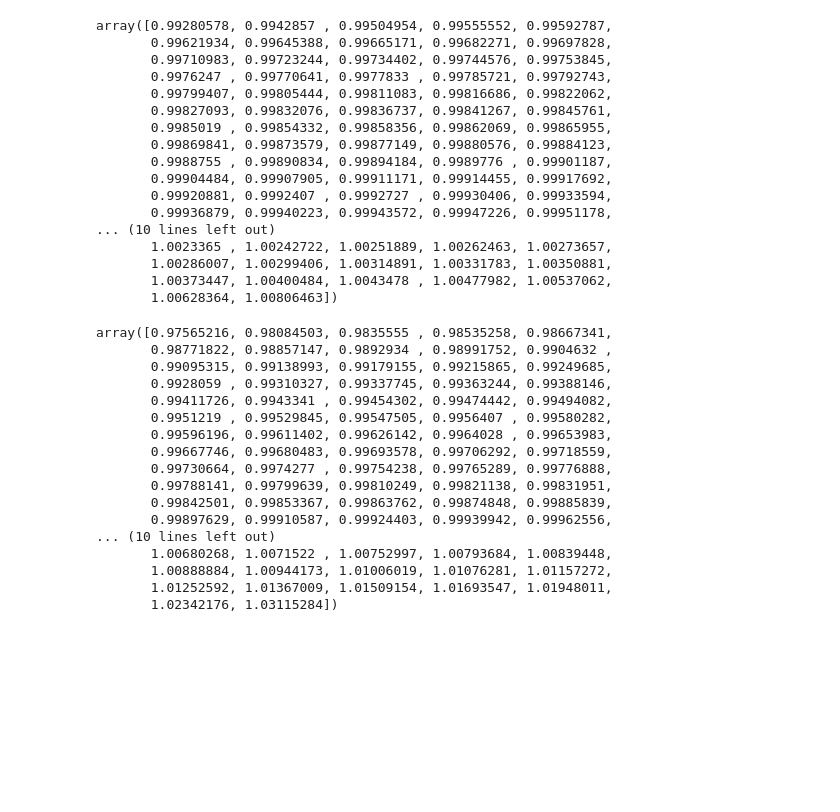
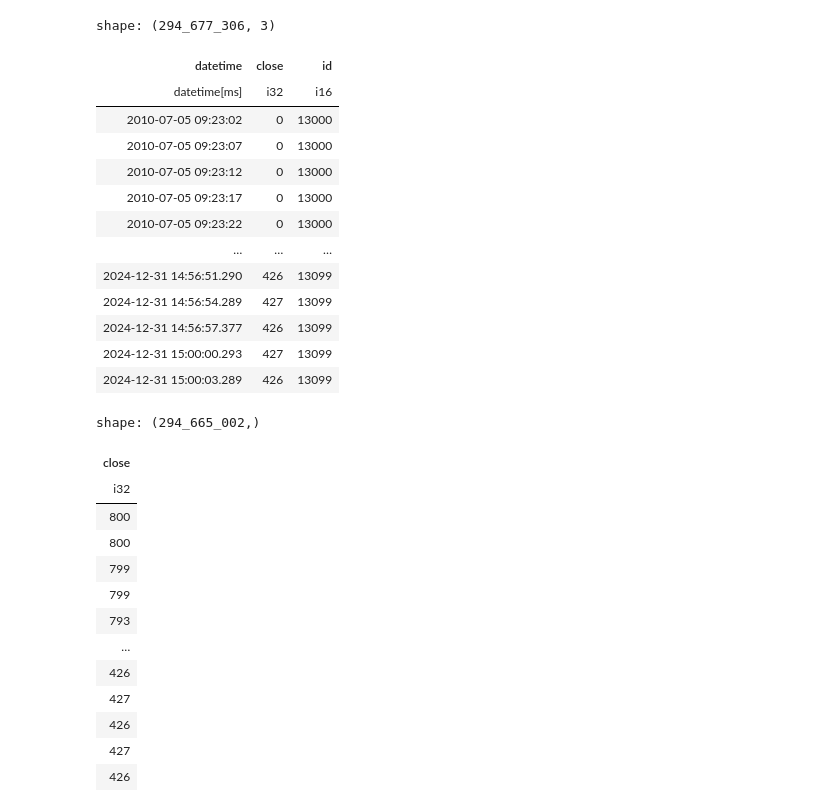
Before and after one commit to jkpjkpjkp/CN_stocks, a Jupyter notebook: a.ipynb, the cells around one changed output. Cells and saved outputs as stored; diff of their text form; code cells hidden in the pictures; blank space fills up the shorter version.

```diff
--- a/a.ipynb
+++ b/a.ipynb
@@ -6,40 +0,0 @@ q1 = np.load('q30.npy')
-# %%
-q
-# %% [output]
-array([0.99280578, 0.9942857 , 0.99504954, 0.99555552, 0.99592787,
-       0.99621934, 0.99645388, 0.99665171, 0.99682271, 0.99697828,
-       0.99710983, 0.99723244, 0.99734402, 0.99744576, 0.99753845,
-       0.9976247 , 0.99770641, 0.9977833 , 0.99785721, 0.99792743,
-       0.99799407, 0.99805444, 0.99811083, 0.99816686, 0.99822062,
-       0.99827093, 0.99832076, 0.99836737, 0.99841267, 0.99845761,
-       0.9985019 , 0.99854332, 0.99858356, 0.99862069, 0.99865955,
-       0.99869841, 0.99873579, 0.99877149, 0.99880576, 0.99884123,
-       0.9988755 , 0.99890834, 0.99894184, 0.9989776 , 0.99901187,
-       0.99904484, 0.99907905, 0.99911171, 0.99914455, 0.99917692,
-       0.99920881, 0.9992407 , 0.9992727 , 0.99930406, 0.99933594,
-       0.99936879, 0.99940223, 0.99943572, 0.99947226, 0.99951178,
-... (10 lines left out)
-       1.0023365 , 1.00242722, 1.00251889, 1.00262463, 1.00273657,
-       1.00286007, 1.00299406, 1.00314891, 1.00331783, 1.00350881,
-       1.00373447, 1.00400484, 1.0043478 , 1.00477982, 1.00537062,
-       1.00628364, 1.00806463])
-# %%
-q1
-# %% [output]
-array([0.97565216, 0.98084503, 0.9835555 , 0.98535258, 0.98667341,
-       0.98771822, 0.98857147, 0.9892934 , 0.98991752, 0.9904632 ,
-       0.99095315, 0.99138993, 0.99179155, 0.99215865, 0.99249685,
-       0.9928059 , 0.99310327, 0.99337745, 0.99363244, 0.99388146,
-       0.99411726, 0.9943341 , 0.99454302, 0.99474442, 0.99494082,
-       0.9951219 , 0.99529845, 0.99547505, 0.9956407 , 0.99580282,
-       0.99596196, 0.99611402, 0.99626142, 0.9964028 , 0.99653983,
-       0.99667746, 0.99680483, 0.99693578, 0.99706292, 0.99718559,
-       0.99730664, 0.9974277 , 0.99754238, 0.99765289, 0.99776888,
-       0.99788141, 0.99799639, 0.99810249, 0.99821138, 0.99831951,
-       0.99842501, 0.99853367, 0.99863762, 0.99874848, 0.99885839,
-       0.99897629, 0.99910587, 0.99924403, 0.99939942, 0.99962556,
-... (10 lines left out)
-       1.00680268, 1.0071522 , 1.00752997, 1.00793684, 1.00839448,
-       1.00888884, 1.00944173, 1.01006019, 1.01076281, 1.01157272,
-       1.01252592, 1.01367009, 1.01509154, 1.01693547, 1.01948011,
-       1.02342176, 1.03115284])
@@ -53,0 +1,19 @@ y = np.prod(np.lib.stride_tricks.sliding_window_view(x, (1,30)), axis=-1)
+# %%
+import polars as pl
+df = pl.scan_parquet('/dev/shm/013000_013500.pq').filter(pl.col.id < 13100).collect()
+df
+# %% [output]
+shape: (294_677_306, 3)
+| datetime | close | id |
+| datetime[ms] | i32 | i16 |
+| 2010-07-05 09:23:02 | 0 | 13000 |
+| 2010-07-05 09:23:07 | 0 | 13000 |
+| 2010-07-05 09:23:12 | 0 | 13000 |
+| 2010-07-05 09:23:17 | 0 | 13000 |
+| 2010-07-05 09:23:22 | 0 | 13000 |
+| … | … | … |
+| 2024-12-31 14:56:51.290 | 426 | 13099 |
+| 2024-12-31 14:56:54.289 | 427 | 13099 |
+| 2024-12-31 14:56:57.377 | 426 | 13099 |
+| 2024-12-31 15:00:00.293 | 427 | 13099 |
+| 2024-12-31 15:00:03.289 | 426 | 13099 |
@@ -53,0 +22,17 @@ y = np.prod(np.lib.stride_tricks.sliding_window_view(x, (1,30)), axis=-1)
+# %%
+df['close']
+# %% [output]
+shape: (294_665_002,)
+| close |
+| i32 |
+| 800 |
+| 800 |
+| 799 |
+| 799 |
+| 793 |
+| … |
+| 426 |
+| 427 |
+| 426 |
+| 427 |
+| 426 |
```
Also changed, not shown: parts of 24 cells of this notebook, 19 other files.
